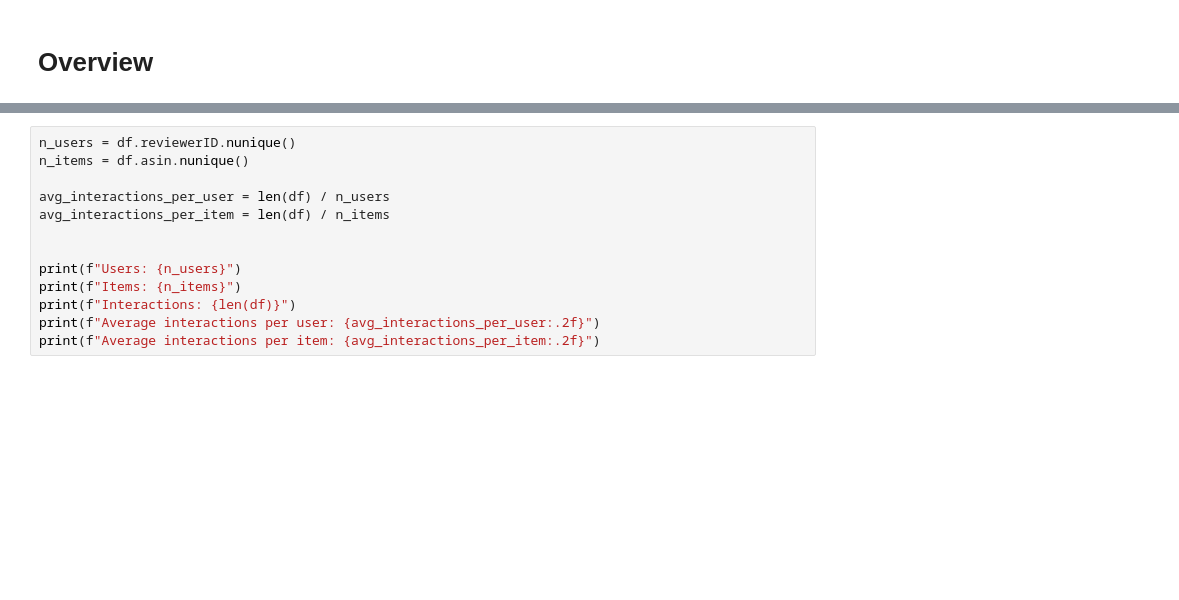
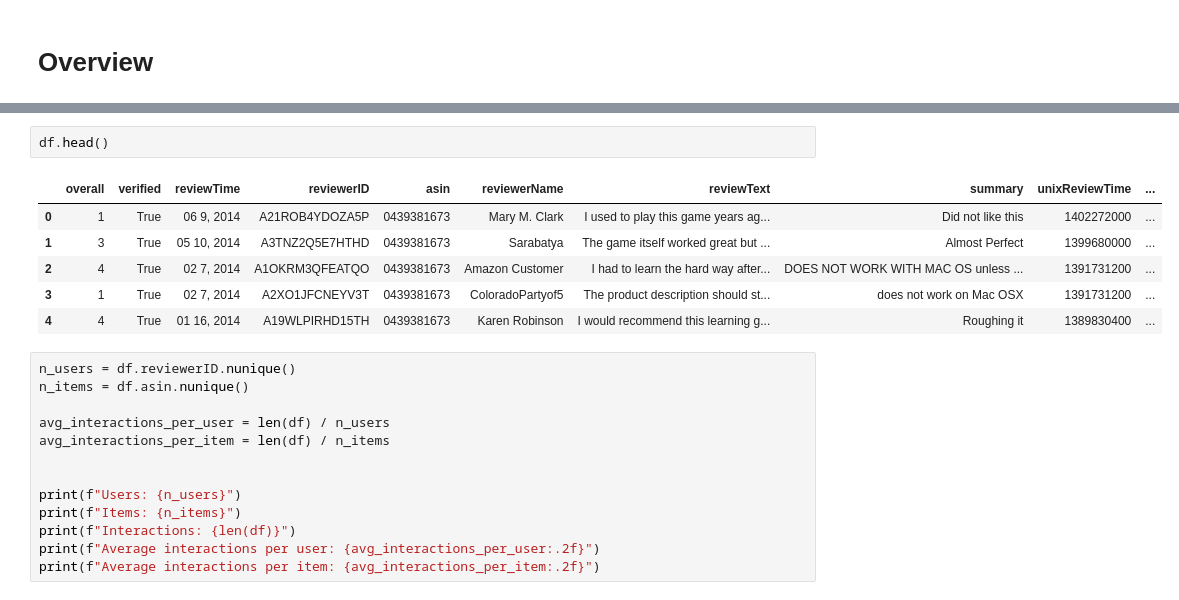
Before and after one commit to themainpie/amazon-games-recommendation-system, a Jupyter notebook: notebooks/EDA.ipynb, the cells around one changed output, grey strips where cells are left out. Drawn from its saved outputs; the diff is of its cells as text; blank space fills up the shorter version.

```diff
--- a/notebooks/EDA.ipynb
+++ b/notebooks/EDA.ipynb
@@ -58,3 +42,12 @@ Data columns (total 11 columns):
+# %%
+df.head()
+# %% [output]
+|  | overall | verified | reviewTime | reviewerID | asin | reviewerName | reviewText | summary | unixReviewTime | ... |
+| 0 | 1 | True | 06 9, 2014 | A21ROB4YDOZA5P | 0439381673 | Mary M. Clark | I used to play this game years ag... | Did not like this | 1402272000 | ... |
+| 1 | 3 | True | 05 10, 2014 | A3TNZ2Q5E7HTHD | 0439381673 | Sarabatya | The game itself worked great but ... | Almost Perfect | 1399680000 | ... |
+| 2 | 4 | True | 02 7, 2014 | A1OKRM3QFEATQO | 0439381673 | Amazon Customer | I had to learn the hard way after... | DOES NOT WORK WITH MAC OS unless ... | 1391731200 | ... |
+| 3 | 1 | True | 02 7, 2014 | A2XO1JFCNEYV3T | 0439381673 | ColoradoPartyof5 | The product description should st... | does not work on Mac OSX | 1391731200 | ... |
+| 4 | 4 | True | 01 16, 2014 | A19WLPIRHD15TH | 0439381673 | Karen Robinson | I would recommend this learning g... | Roughing it | 1389830400 | ... |
 # %%
 n_users = df.reviewerID.nunique()
 n_items = df.asin.nunique()
```
Also changed, not shown: parts of 42 cells of this notebook, 1 other file.
